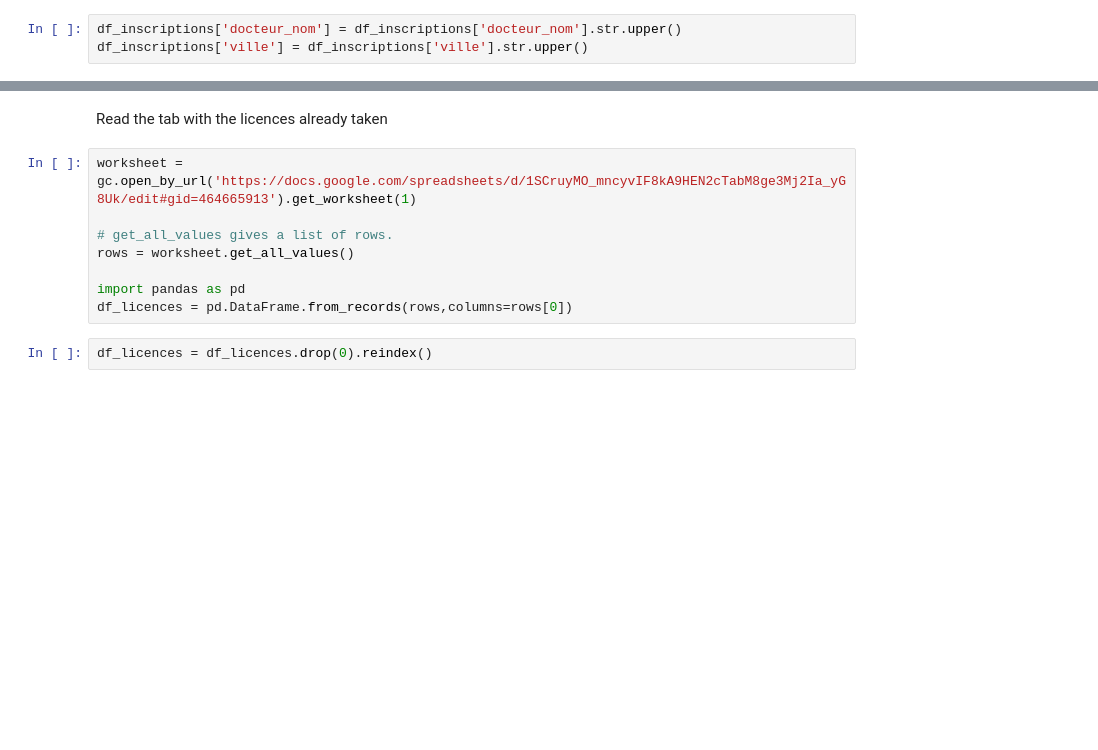
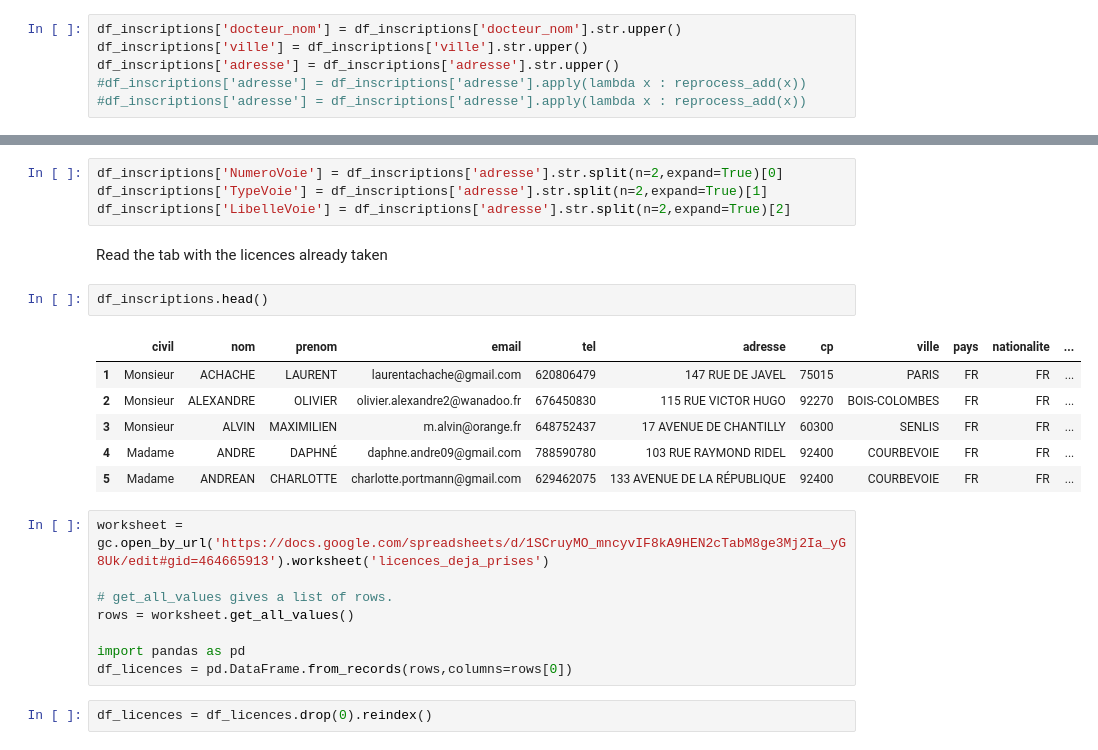
Before and after one commit to evaie/evaie, a Jupyter notebook: process_inscriptions.ipynb, the cells around one changed output, grey strips where cells are left out. Cells and saved outputs as stored; diff of their text form; blank space fills up the shorter version.

```diff
--- a/process_inscriptions.ipynb
+++ b/process_inscriptions.ipynb
@@ -71,3 +75,6 @@ df_inscriptions['docteur_date']= df_inscriptions['docteur_date'].apply(lambda x
 # %%
 df_inscriptions['docteur_nom'] = df_inscriptions['docteur_nom'].str.upper()
 df_inscriptions['ville'] = df_inscriptions['ville'].str.upper()
+df_inscriptions['adresse'] = df_inscriptions['adresse'].str.upper()
+#df_inscriptions['adresse'] = df_inscriptions['adresse'].apply(lambda x : reprocess_add(x))
+#df_inscriptions['adresse'] = df_inscriptions['adresse'].apply(lambda x : reprocess_add(x))
@@ -74,7 +83,20 @@ df_inscriptions['ville'] = df_inscriptions['ville'].str.upper()
+# %%
+df_inscriptions['NumeroVoie'] = df_inscriptions['adresse'].str.split(n=2,expand=True)[0]
+df_inscriptions['TypeVoie'] = df_inscriptions['adresse'].str.split(n=2,expand=True)[1]
+df_inscriptions['LibelleVoie'] = df_inscriptions['adresse'].str.split(n=2,expand=True)[2]
 # %% [markdown]
 Read the tab with the licences already taken
+# %%
+df_inscriptions.head()
+# %% [output]
+|  | civil | nom | prenom | email | tel | adresse | cp | ville | pays | nationalite | ... |
+| 1 | Monsieur | ACHACHE | LAURENT | laurentachache@gmail.com | 620806479 | 147 RUE DE JAVEL | 75015 | PARIS | FR | FR | ... |
+| 2 | Monsieur | ALEXANDRE | OLIVIER | olivier.alexandre2@wanadoo.fr | 676450830 | 115 RUE VICTOR HUGO | 92270 | BOIS-COLOMBES | FR | FR | ... |
+| 3 | Monsieur | ALVIN | MAXIMILIEN | m.alvin@orange.fr | 648752437 | 17 AVENUE DE CHANTILLY | 60300 | SENLIS | FR | FR | ... |
+| 4 | Madame | ANDRE | DAPHNÉ | daphne.andre09@gmail.com | 788590780 | 103 RUE RAYMOND RIDEL | 92400 | COURBEVOIE | FR | FR | ... |
+| 5 | Madame | ANDREAN | CHARLOTTE | charlotte.portmann@gmail.com | 629462075 | 133 AVENUE DE LA RÉPUBLIQUE | 92400 | COURBEVOIE | FR | FR | ... |
 # %%
-worksheet = gc.open_by_url('https://docs.google.com/spreadsheets/d/1SCruyMO_mncyvIF8kA9HEN2cTabM8ge3Mj2Ia_yG8Uk/edit#gid=464665913').get_worksheet(1)
+worksheet = gc.open_by_url('https://docs.google.com/spreadsheets/d/1SCruyMO_mncyvIF8kA9HEN2cTabM8ge3Mj2Ia_yG8Uk/edit#gid=464665913').worksheet('licences_deja_prises')
 
 # get_all_values gives a list of rows.
 rows = worksheet.get_all_values()
```
Also changed, not shown: parts of 8 cells of this notebook.
